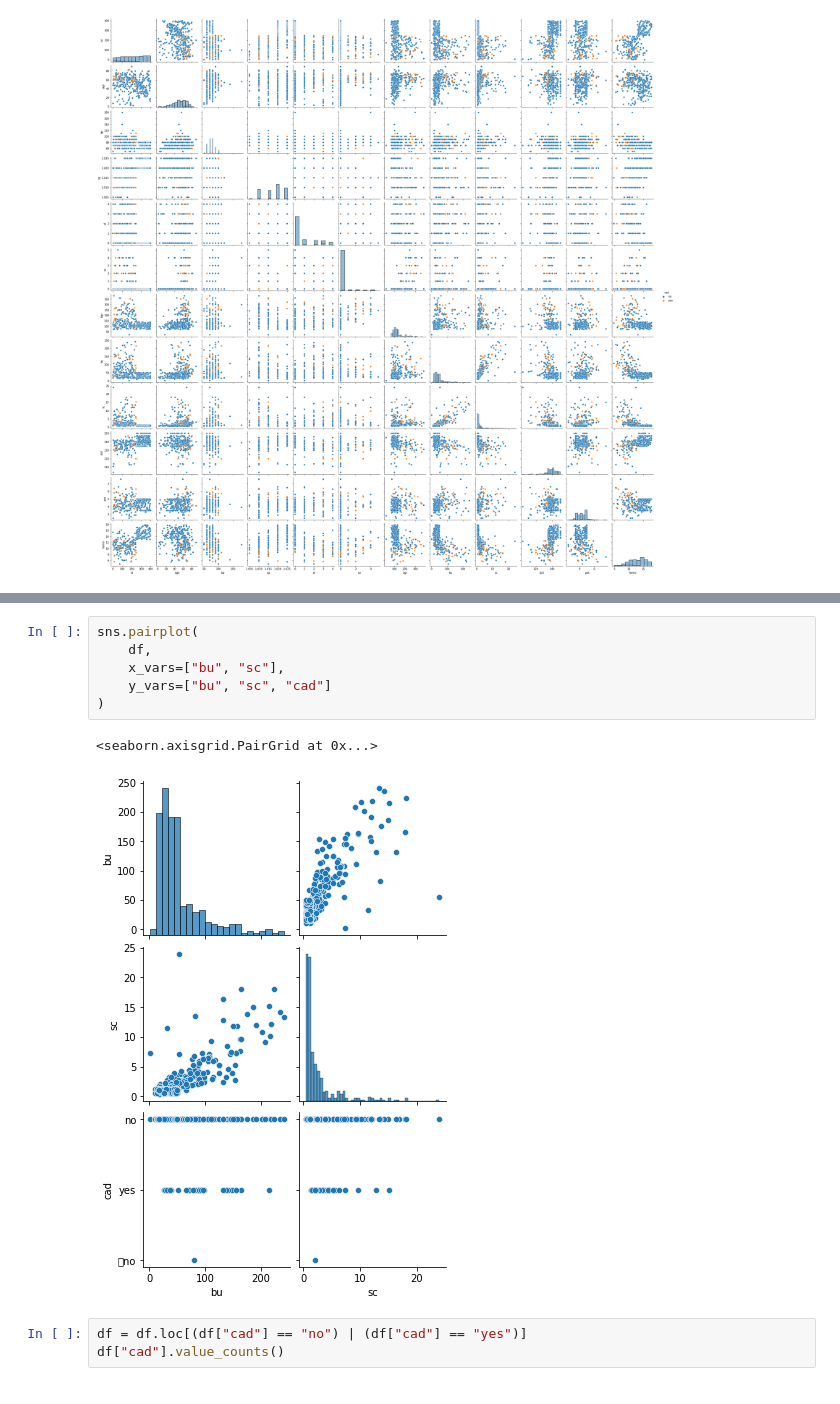
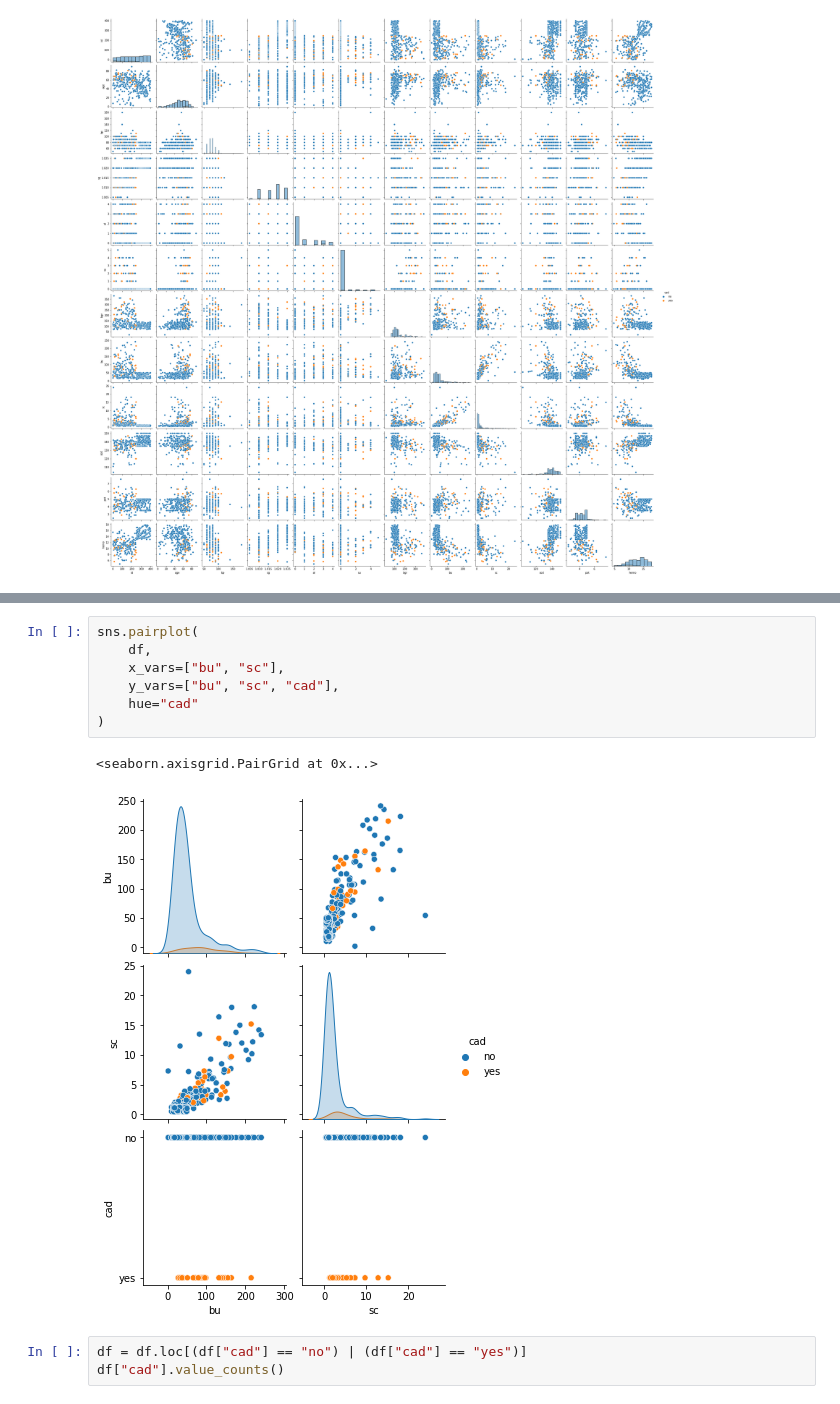
Before and after one commit to trevorguleserian/FinalProject, a Jupyter notebook: KidneyFailure_HeartDisease_Reduced.ipynb, the cells around one changed output, grey strips where cells are left out. Drawn from its saved outputs; the diff is of its cells as text.

```diff
--- a/KidneyFailure_HeartDisease_Reduced.ipynb
+++ b/KidneyFailure_HeartDisease_Reduced.ipynb
@@ -52,12 +65,13 @@ sns.pairplot(df)
 # %%
 sns.pairplot(
     df,
     x_vars=["bu", "sc"],
-    y_vars=["bu", "sc", "cad"]
+    y_vars=["bu", "sc", "cad"],
+    hue="cad"
 )
 # %% [output]
 <seaborn.axisgrid.PairGrid at 0x...>
-[figure, old version]
+[figure, new version]
 # %%
 df = df.loc[(df["cad"] == "no") | (df["cad"] == "yes")]
 df["cad"].value_counts()
```
Also changed, not shown: parts of 8 cells of this notebook, 2 other files.
